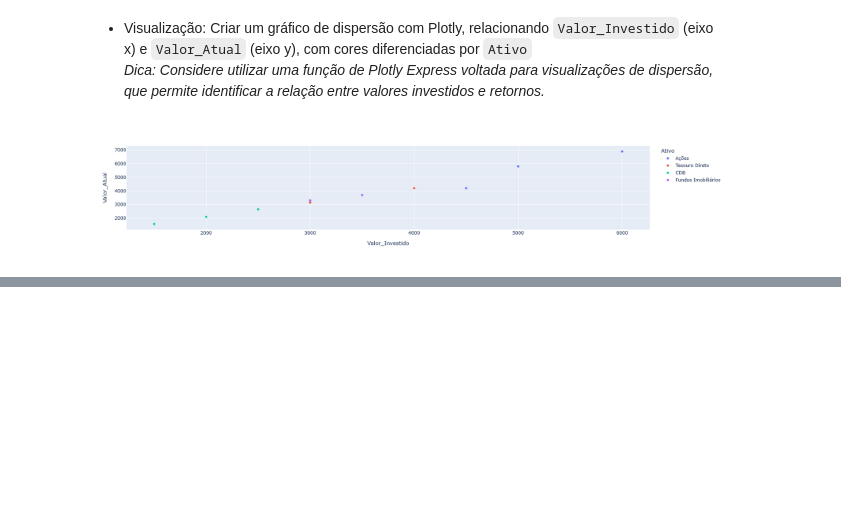
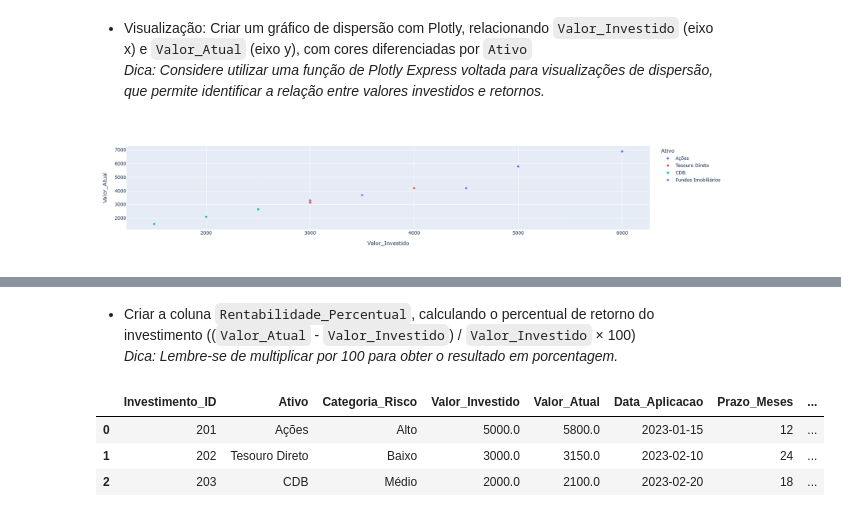
Before and after one commit to esscova/data-trivium, a Jupyter notebook: exercicios/007.ipynb, the cells around one changed output, grey strips where cells are left out. Drawn from its saved outputs; the diff is of its cells as text; code cells hidden in the pictures; blank space fills up the shorter version.

```diff
--- a/exercicios/007.ipynb
+++ b/exercicios/007.ipynb
@@ -213,0 +156,11 @@ Para aprofundar seus conhecimentos:
+# %% [markdown]
+- Criar a coluna `Rentabilidade_Percentual`, calculando o percentual de retorno do investimento ((`Valor_Atual` - `Valor_Investido`) / `Valor_Investido` × 100)
+  *Dica: Lembre-se de multiplicar por 100 para obter o resultado em porcentagem.*
+# %%
+df2['Rentabilidade_Percentual'] = ((df2['Valor_Atual'] - df2['Valor_Investido']) / df2['Valor_Investido'] * 100)
+df2.head(3)
+# %% [output]
+|  | Investimento_ID | Ativo | Categoria_Risco | Valor_Investido | Valor_Atual | Data_Aplicacao | Prazo_Meses | ... |
+| 0 | 201 | Ações | Alto | 5000.0 | 5800.0 | 2023-01-15 | 12 | ... |
+| 1 | 202 | Tesouro Direto | Baixo | 3000.0 | 3150.0 | 2023-02-10 | 24 | ... |
+| 2 | 203 | CDB | Médio | 2000.0 | 2100.0 | 2023-02-20 | 18 | ... |
```
Also changed, not shown: parts of 10 cells of this notebook.
